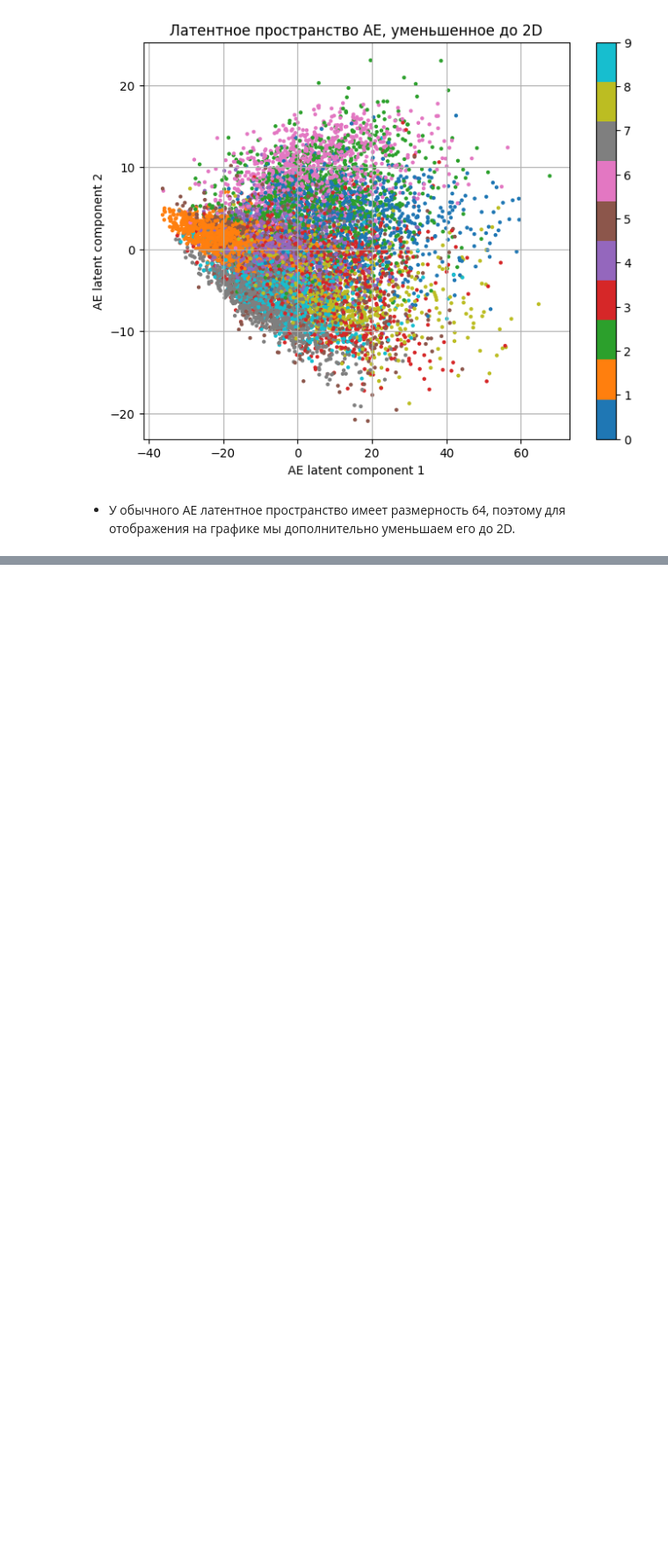
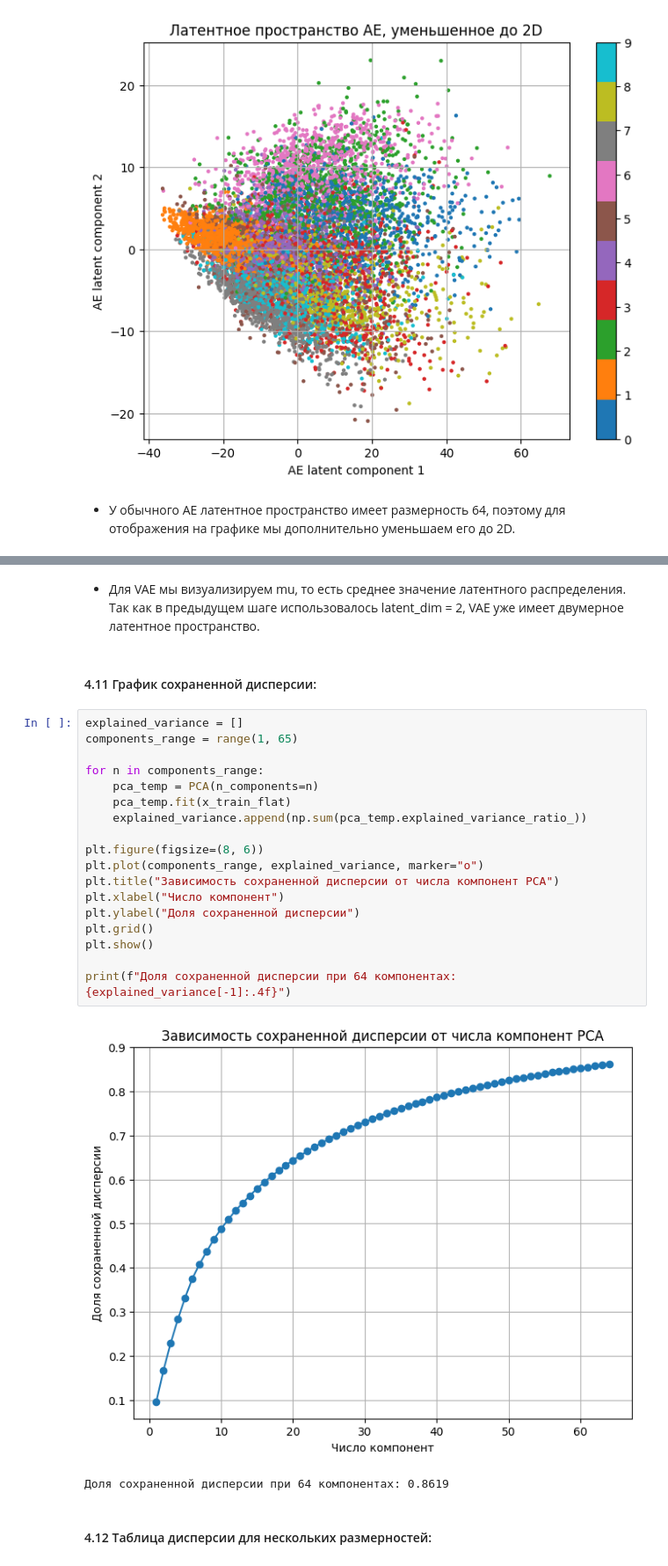
Before and after one commit to tarasovEgor/DeepLearningKurs, a Jupyter notebook: src/lab_4/VAE_lab_4.ipynb, the cells around one changed output, grey strips where cells are left out. Shown at 88% size. Cells and saved outputs as stored; diff of their text form; blank space fills up the shorter version.

```diff
--- a/src/lab_4/VAE_lab_4.ipynb
+++ b/src/lab_4/VAE_lab_4.ipynb
@@ -984,0 +1009,27 @@ plt.show()
+# %% [markdown]
+- Для VAE мы визуализируем mu, то есть среднее значение латентного распределения. Так как в предыдущем шаге использовалось latent_dim = 2, VAE уже имеет двумерное латентное пространство.
+# %% [markdown]
+#### 4.11 График сохраненной дисперсии:
+# %%
+explained_variance = []
+components_range = range(1, 65)
+
+for n in components_range:
+    pca_temp = PCA(n_components=n)
+    pca_temp.fit(x_train_flat)
+    explained_variance.append(np.sum(pca_temp.explained_variance_ratio_))
+
+plt.figure(figsize=(8, 6))
+plt.plot(components_range, explained_variance, marker="o")
+plt.title("Зависимость сохраненной дисперсии от числа компонент PCA")
+plt.xlabel("Число компонент")
+plt.ylabel("Доля сохраненной дисперсии")
+plt.grid()
+plt.show()
+
+print(f"Доля сохраненной дисперсии при 64 компонентах: {explained_variance[-1]:.4f}")
+# %% [output]
+[figure, added]
+Доля сохраненной дисперсии при 64 компонентах: 0.8619
+# %% [markdown]
+#### 4.12 Таблица дисперсии для нескольких размерностей:
```
Also changed, not shown: parts of 3 cells of this notebook.
